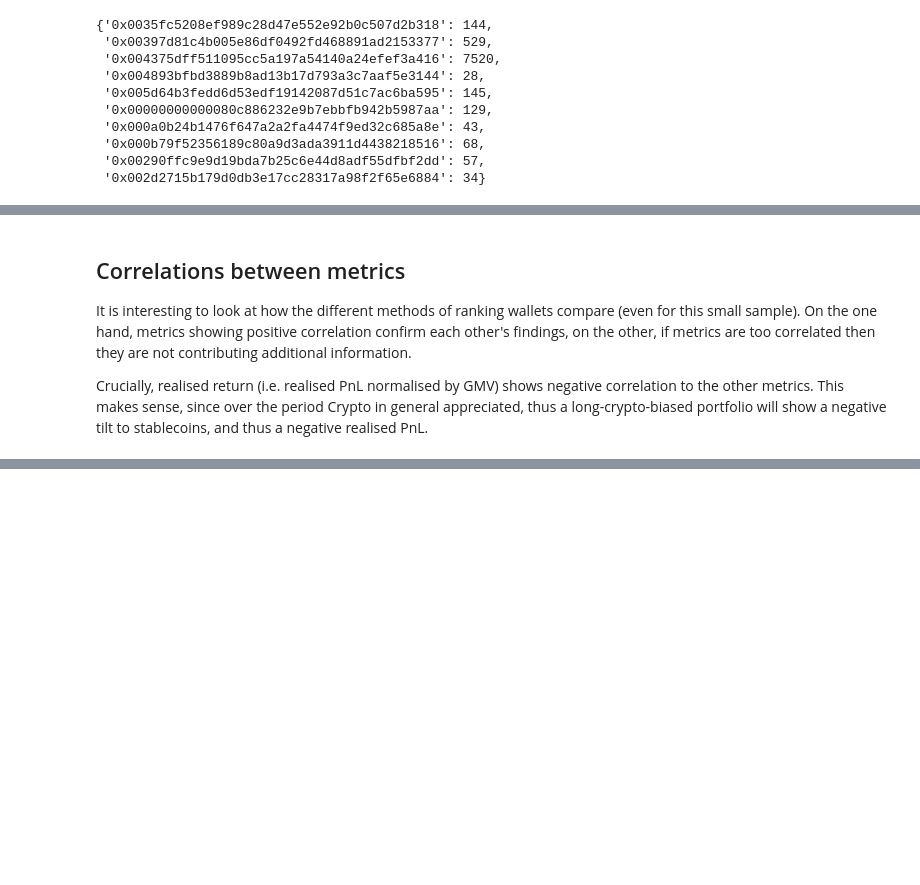
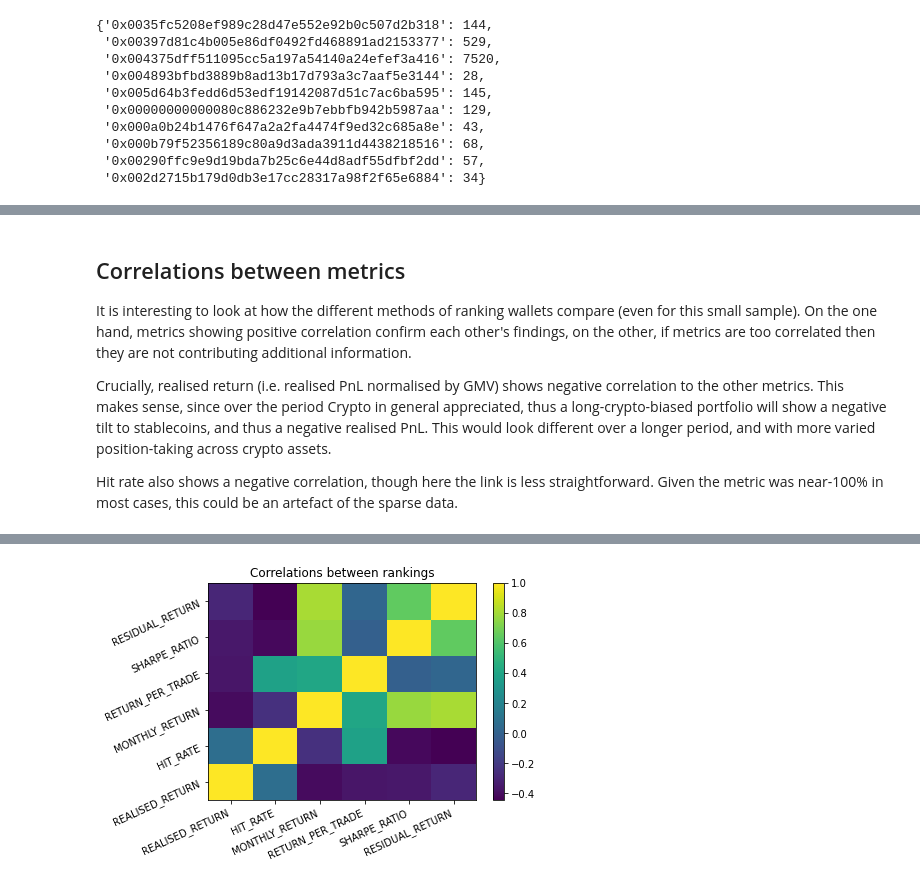
Before and after one commit to magiiique/crypto_task, a Jupyter notebook: task.ipynb, the cells around one changed output, grey strips where cells are left out. Saved outputs shown, nothing was run; the diff lists cells and outputs as text; code cells hidden in the pictures; blank space fills up the shorter version.

```diff
--- a/task.ipynb
+++ b/task.ipynb
@@ -244,7 +244,9 @@ Wallet 0x004375df: rank 1
 
 It is interesting to look at how the different methods of ranking wallets compare (even for this small sample). On the one hand, metrics showing positive correlation confirm each other's findings, on the other, if metrics are too correlated then they are not contributing additional information.
 
-Crucially, realised return (i.e. realised PnL normalised by GMV) shows negative correlation to the other metrics. This makes sense, since over the period Crypto in general appreciated, thus a long-crypto-biased portfolio will show a negative tilt to stablecoins, and thus a negative realised PnL.
+Crucially, realised return (i.e. realised PnL normalised by GMV) shows negative correlation to the other metrics. This makes sense, since over the period Crypto in general appreciated, thus a long-crypto-biased portfolio will show a negative tilt to stablecoins, and thus a negative realised PnL. This would look different over a longer period, and with more varied position-taking across crypto assets.
+
+Hit rate also shows a negative correlation, though here the link is less straightforward. Given the metric was near-100% in most cases, this could be an artefact of the sparse data.
 # %%
 # another point of interest - are the rankings themselves correlated? Use rank correlation to explore
 rankings_corr = np.corrcoef(np.vstack(lrankings))
@@ -252,5 +254,6 @@ assert rankings_corr.shape == (6, 6)
 pcolor(rankings_corr)
 colorbar()
 xticks(arange(6)+0.5, aa.RANKING_METHODS, rotation=25, ha='right')
-yticks(arange(6)+0.5, aa.RANKING_METHODS, rotation=25, ha='right');
+yticks(arange(6)+0.5, aa.RANKING_METHODS, rotation=25, ha='right')
+title('Correlations between rankings');
 # %% [output]
@@ -257,0 +260 @@ yticks(arange(6)+0.5, aa.RANKING_METHODS, rotation=25, ha='right');
+[figure, added]
```
Also changed, not shown: parts of 14 cells of this notebook, 6 other files.
